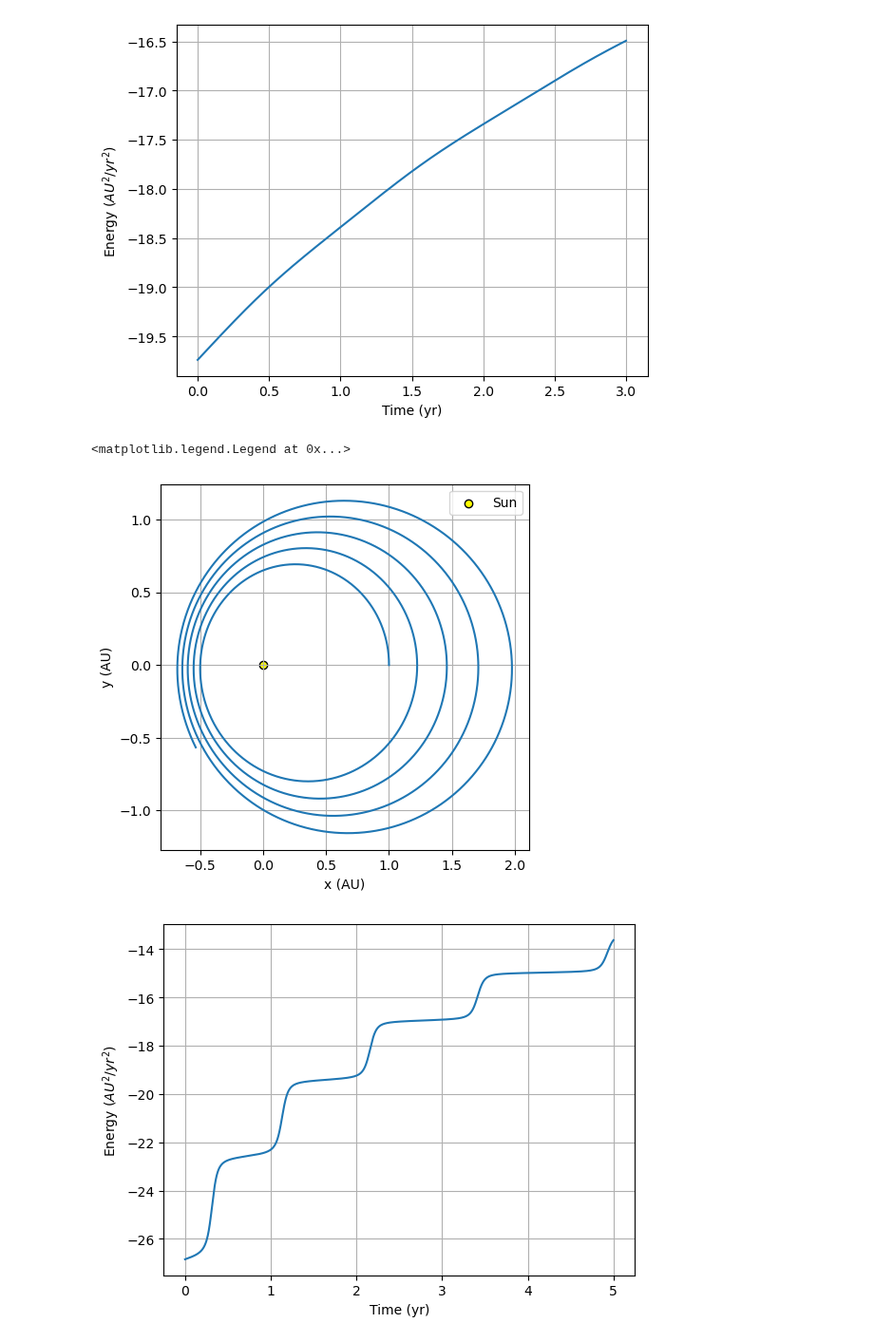
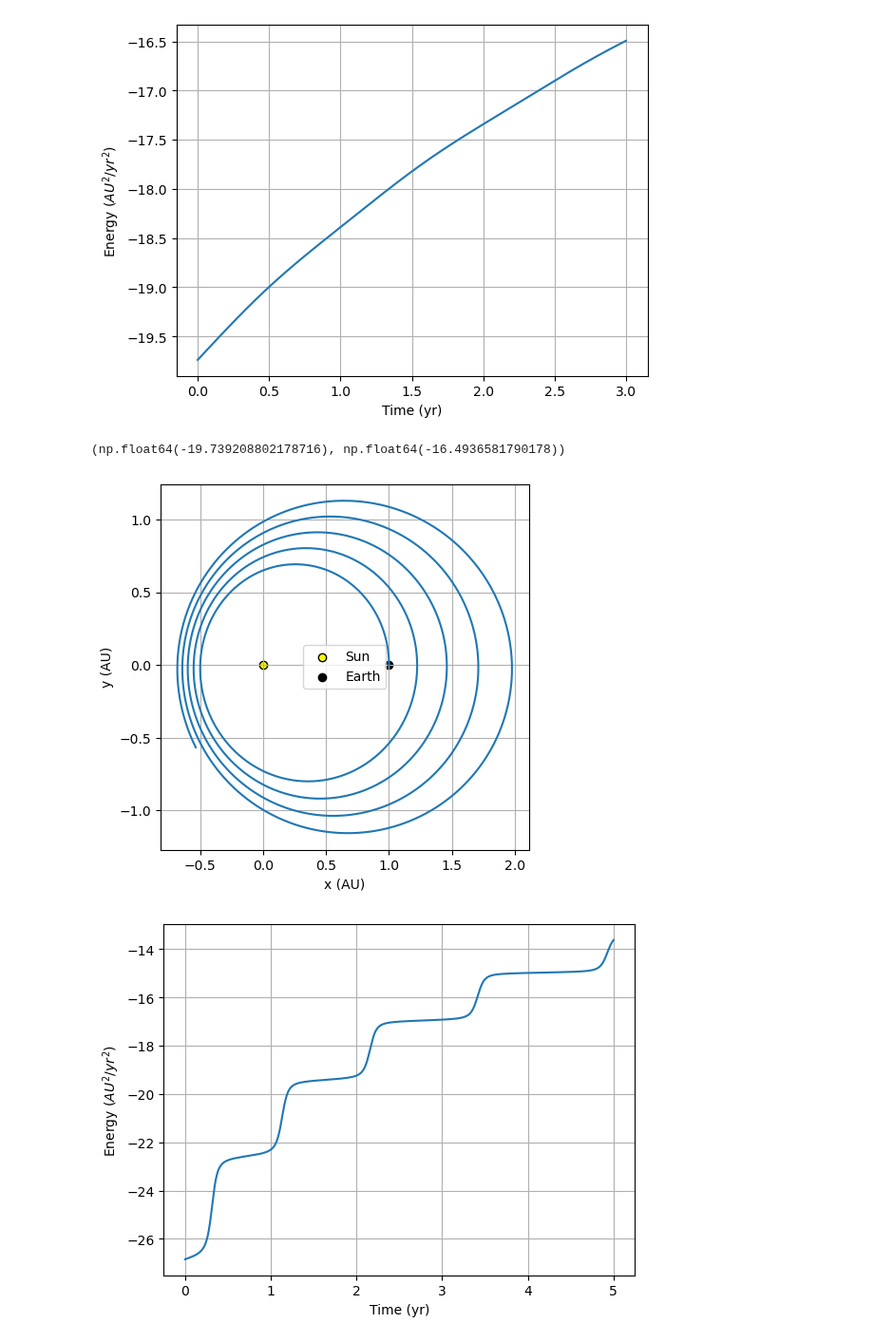
Before and after one commit to kparrine/Computational_Astro, a Jupyter notebook: C4/C4.ipynb, the cells around one changed output. Shown at 95% size. Cells and saved outputs as stored; diff of their text form; code cells hidden in the pictures.

```diff
--- a/C4/C4.ipynb
+++ b/C4/C4.ipynb
@@ -140,25 +142,32 @@ plt.savefig("Euler_energy.png",dpi=300)
 plt.show()
 # %% [output]
 [figure]
+# %%
+e[0], e[-1]
+# %% [output]
+(np.float64(-19.739208802178716), np.float64(-16.4936581790178))
 # %%
 #0.8*vcirc
 G = 4*np.pi**2
 M = 1 #solar mass
 x, y = 1,0 #AU
 r = np.sqrt(x**2+y**2)
 vcirc = np.sqrt(G*M/r)
 
 x,y,vx,vy,e,t = Euler(x,y,0,0.8*vcirc,5,0.001)
+
 plt.figure(figsize=(5,5))
 plt.plot(x,y)
 plt.scatter(0,0,color="yellow",label="Sun",alpha=1,edgecolor="black")
+plt.scatter(1,0,color="black",label="Earth",alpha=1,edgecolor="black")
 plt.xlabel("x (AU)")
 plt.ylabel("y (AU)")
+plt.legend()
 plt.grid()
-plt.legend()
+plt.savefig("Euler_orbit5.png",dpi=300)
+plt.show()
 # %% [output]
-<matplotlib.legend.Legend at 0x...>
-[figure, old version]
+[figure, new version]
 # %%
 plt.plot(t, e)
 plt.xlabel("Time (yr)")
```
Also changed, not shown: parts of 11 cells of this notebook, 9 other files.
